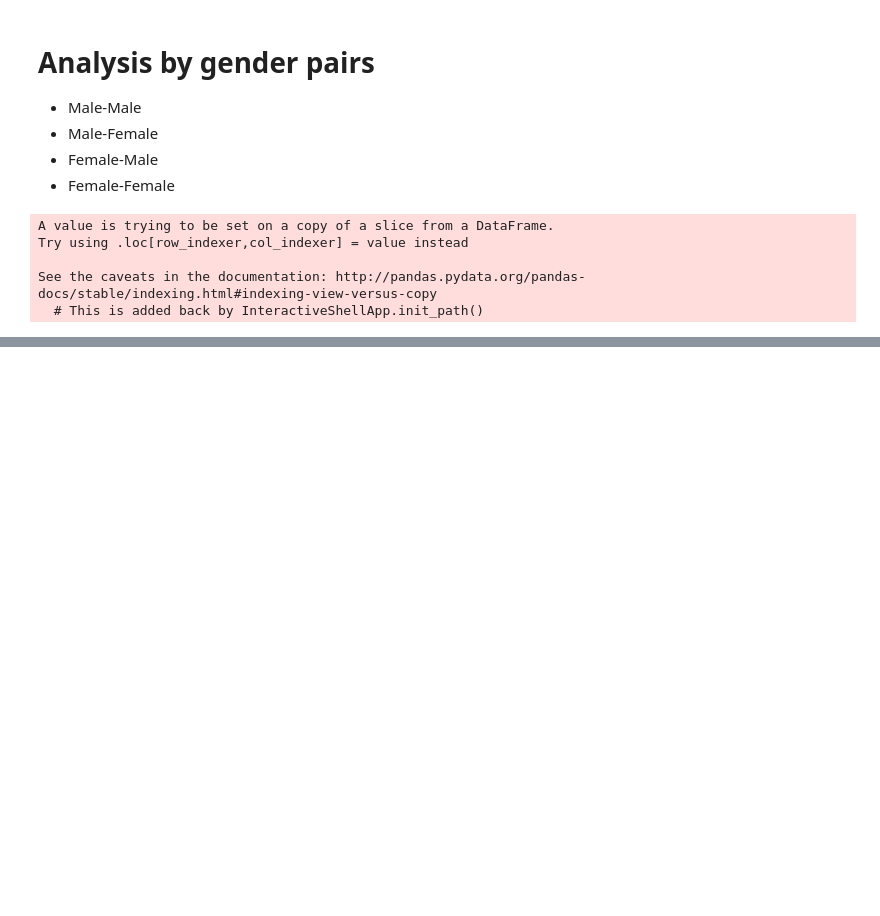
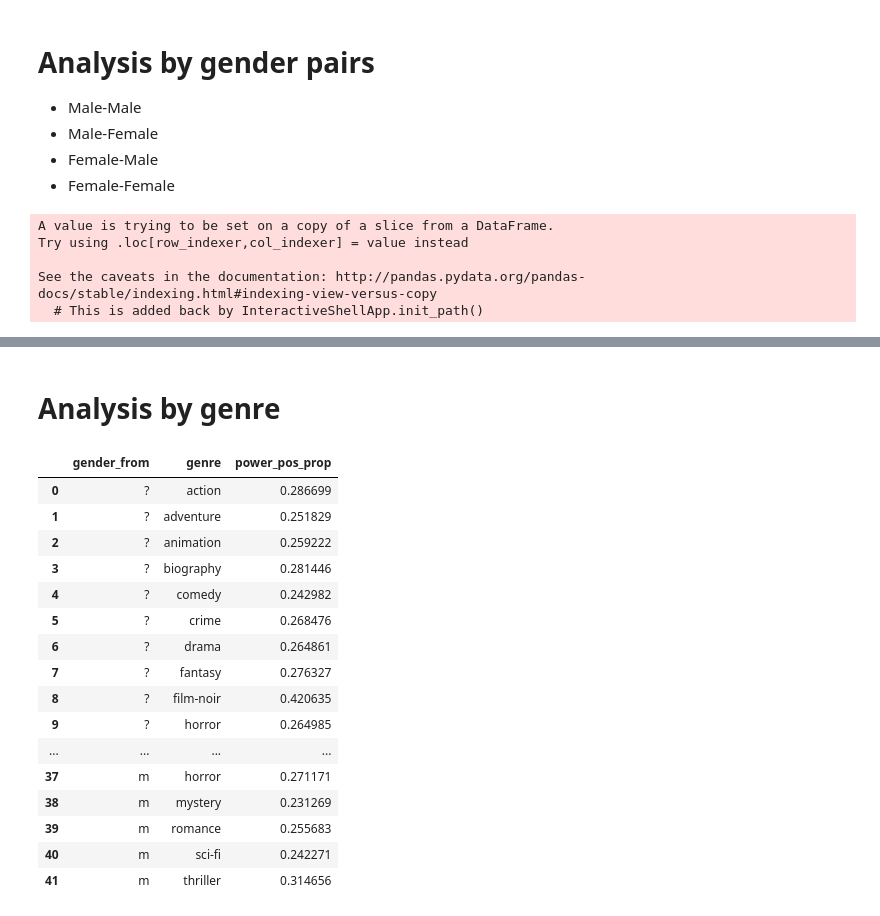
Before and after one commit to nlp-jjer/gender_in_movies, a Jupyter notebook: power_agency/power_agency_verbs.ipynb, the cells around one changed output, grey strips where cells are left out. Cells and saved outputs as stored; diff of their text form; code cells hidden in the pictures; blank space fills up the shorter version.

```diff
--- a/power_agency/power_agency_verbs.ipynb
+++ b/power_agency/power_agency_verbs.ipynb
@@ -267 +267,23 @@ mm    0.278771
 Name: power_pos_prop, dtype: float64
+# %% [markdown]
+# Analysis by genre
+# %%
+pd.DataFrame(movies_verbs.groupby(['gender_from', 'genre'])['power_pos_prop'].mean()).reset_index()
+# %% [output]
+|  | gender_from | genre | power_pos_prop |
+| 0 | ? | action | 0.286699 |
+| 1 | ? | adventure | 0.251829 |
+| 2 | ? | animation | 0.259222 |
+| 3 | ? | biography | 0.281446 |
+| 4 | ? | comedy | 0.242982 |
+| 5 | ? | crime | 0.268476 |
+| 6 | ? | drama | 0.264861 |
+| 7 | ? | fantasy | 0.276327 |
+| 8 | ? | film-noir | 0.420635 |
+| 9 | ? | horror | 0.264985 |
+| ... | ... | ... | ... |
+| 37 | m | horror | 0.271171 |
+| 38 | m | mystery | 0.231269 |
+| 39 | m | romance | 0.255683 |
+| 40 | m | sci-fi | 0.242271 |
+| 41 | m | thriller | 0.314656 |
```
Also changed, not shown: parts of 15 cells of this notebook.
